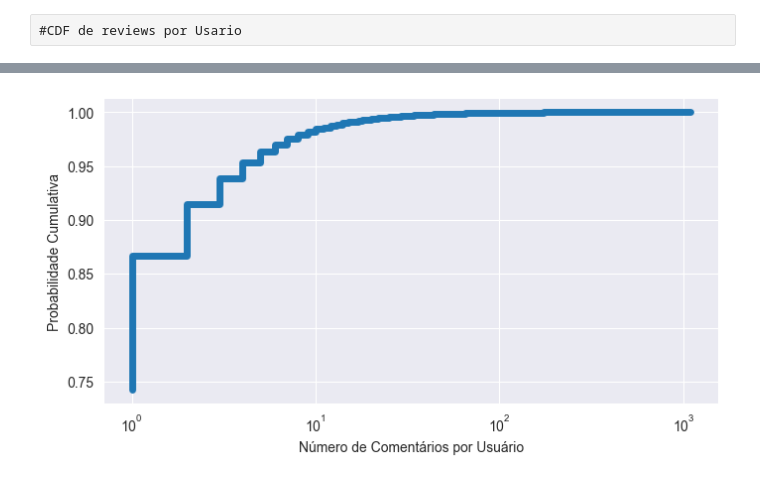
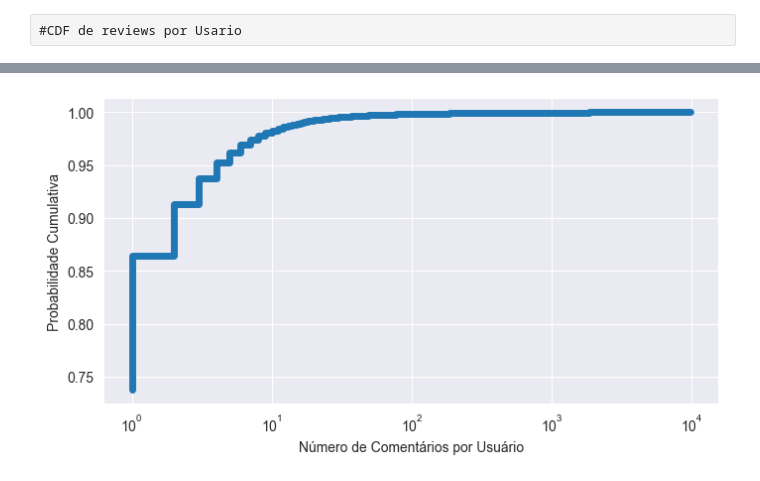
Before and after one commit to marcusguerra/Metacritic-Review-Bomb, a Jupyter notebook: Jogos.ipynb, the cells around one changed output, grey strips where cells are left out. Cells and saved outputs as stored; diff of their text form; code cells hidden in the pictures.

```diff
--- a/Jogos.ipynb
+++ b/Jogos.ipynb
@@ -338,2 +321,16 @@ print(len(dfAll[dfAll['numComentarios'] == 0]))
 # %% [raw]
 #CDF de reviews por Usario
+# %%
+dfTodosUsuarios = pd.read_csv('data-sets/game_reviews.csv')
+print(dfTodosUsuarios['user'].nunique() )
+#Amadores
+dfAmadores = dfTodosUsuarios[dfTodosUsuarios['userType'] == 0]
+print(dfAmadores['user'].nunique() )
+#Profissionais
+dfProfissionais = dfTodosUsuarios[dfTodosUsuarios['userType'] == 1]
+print(dfProfissionais['user'].nunique())
+
+print("----------")
+print(len(dfTodosUsuarios))
+print(len(dfAmadores))
+print(len(dfProfissionais))
@@ -340,18 +372,18 @@ print(len(dfAll[dfAll['numComentarios'] == 0]))
 # %%
 
 # Contar quantos comentários cada usuário fez
-user_counts = dfUsuarios['user'].value_counts()
+user_counts = dfTodosUsuarios['user'].value_counts()
 
 # Calcular a distribuição cumulativa
 cdf = user_counts.value_counts(normalize=True).sort_index().cumsum()
 
 # Plotar a CDF
 plt.figure(figsize=(8, 4))
 cdf.plot(drawstyle='steps-pre', linewidth=5)
 plt.xscale('log')
 plt.xlabel('Número de Comentários por Usuário')
 plt.ylabel('Probabilidade Cumulativa')
 plt.grid(True)
 plt.show()
 # %% [output]
-[figure, old version]
+[figure, new version]
```
Also changed, not shown: parts of 10 cells of this notebook.
